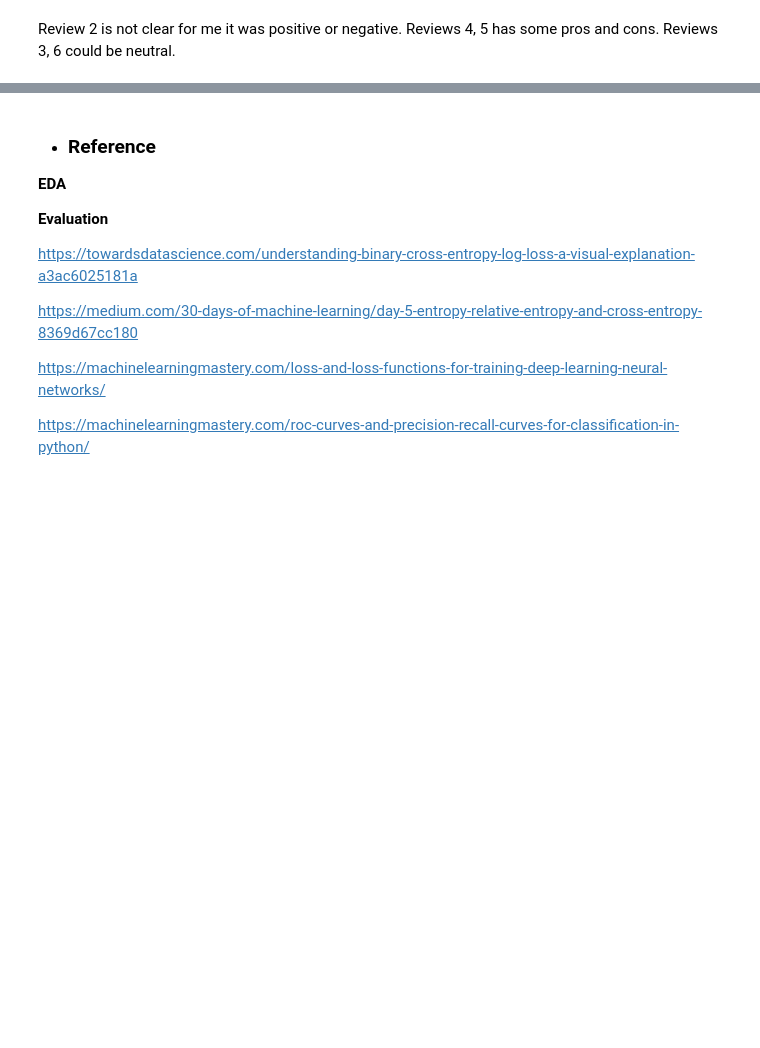
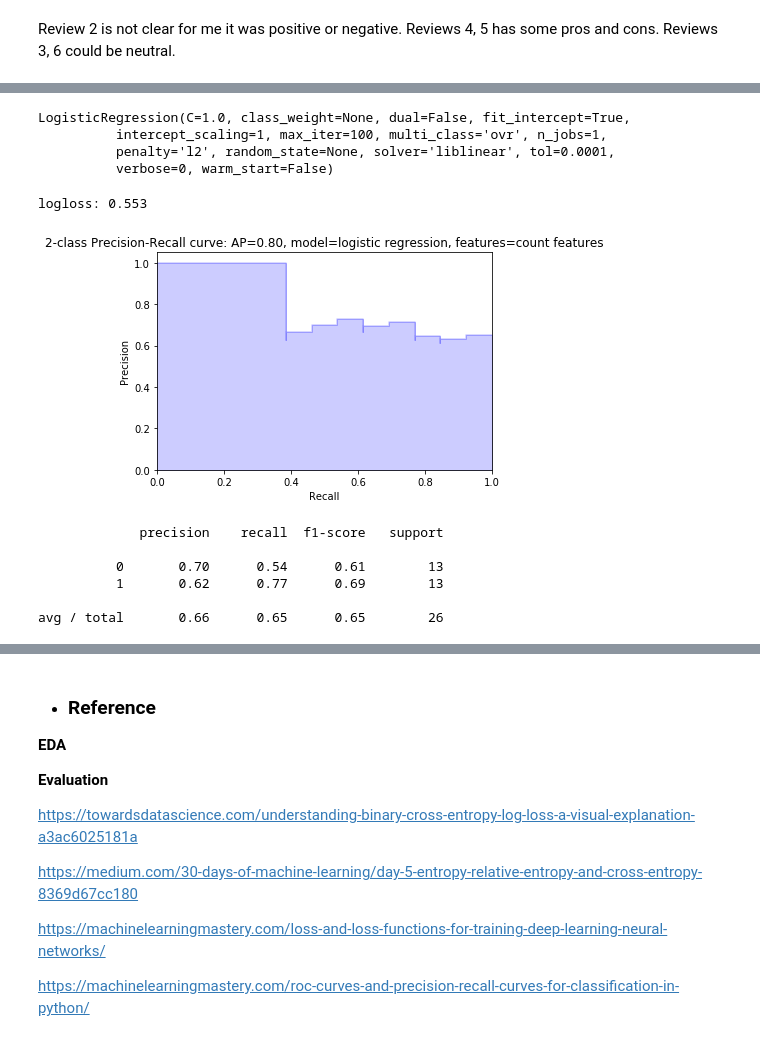
Before and after one commit to ck-unifr/german-wings-airline-challenge, a Jupyter notebook: german-wings-review.ipynb, the cells around one changed output, grey strips where cells are left out. Saved outputs shown, nothing was run; the diff lists cells and outputs as text; code cells hidden in the pictures; blank space fills up the shorter version.

```diff
--- a/german-wings-review.ipynb
+++ b/german-wings-review.ipynb
@@ -719,0 +726,23 @@ Reviews 3, 6 could be neutral.
+# %%
+ctv = CountVectorizer(analyzer='word',
+                      token_pattern=r'\w{1,}',
+                      ngram_range=(1, 3),
+                      stop_words = 'english'
+                     )
+
+# Fitting Count Vectorizer to both training and test sets (semi-supervised learning)
+ctv.fit(list(xtrain) + list(xvalid))
+
+xtrain_ctv =  ctv.transform(xtrain)
+xvalid_ctv = ctv.transform(xvalid)
+# %%
+# Fitting a simple Logistic Regression on Counts
+clf = LogisticRegression()
+clf.fit(xtrain_ctv, ytrain)
+# %% [output]
+LogisticRegression(C=1.0, class_weight=None, dual=False, fit_intercept=True,
+          intercept_scaling=1, max_iter=100, multi_class='ovr', n_jobs=1,
+          penalty='l2', random_state=None, solver='liblinear', tol=0.0001,
+          verbose=0, warm_start=False)
+# %%
+predictions = clf.predict_proba(xvalid_ctv)
@@ -719,0 +751,17 @@ Reviews 3, 6 could be neutral.
+# %%
+print ("logloss: %0.3f " % multiclass_logloss(yvalid, predictions))
+# %% [output]
+logloss: 0.553
+# %%
+plot_pr_curve(yvalid, predictions[:, 1], model_name='logistic regression', features='count features')
+# %% [output]
+[figure, added]
+# %%
+print(classification_report(yvalid.values, ypred))
+# %% [output]
+             precision    recall  f1-score   support
+
+          0       0.70      0.54      0.61        13
+          1       0.62      0.77      0.69        13
+
+avg / total       0.66      0.65      0.65        26
```
Also changed, not shown: parts of 5 cells of this notebook.
